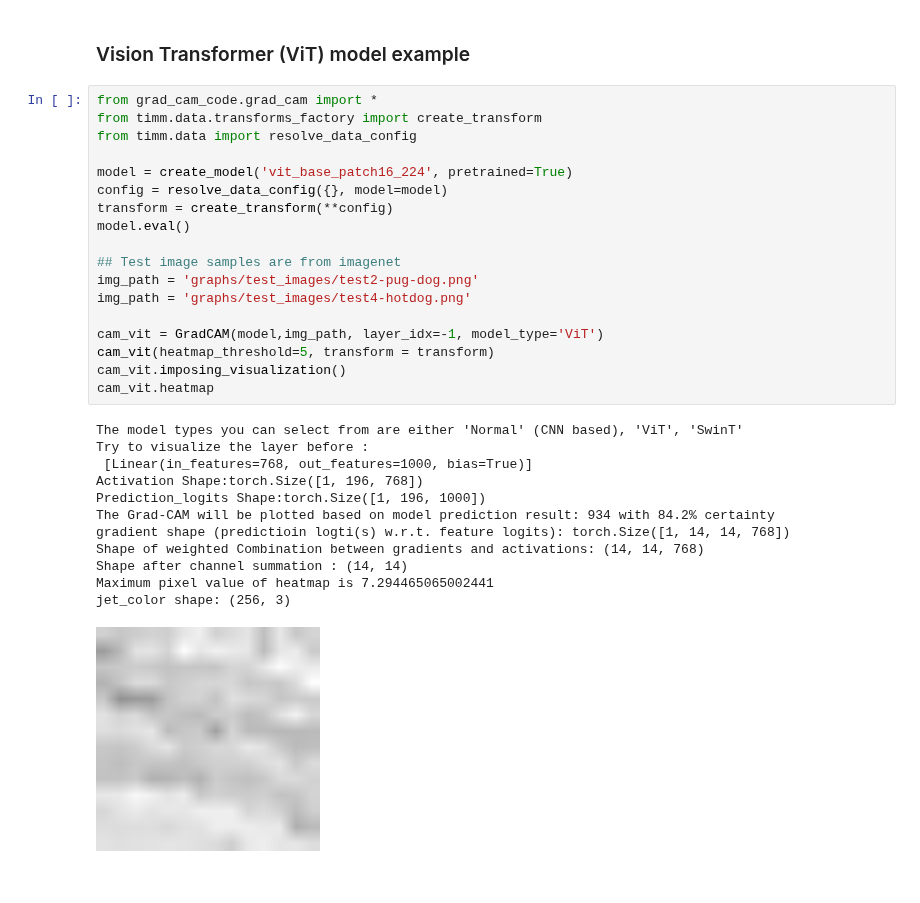
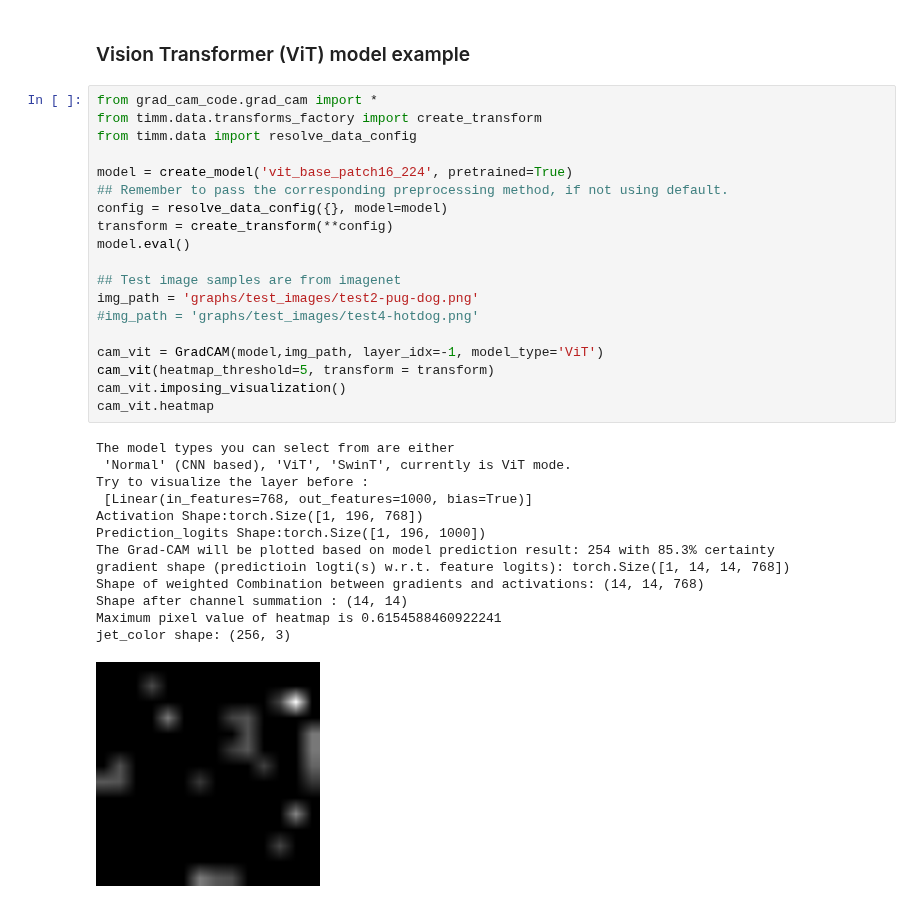
Before and after one commit to TyBruceChen/GradCAM-torch.nn.Module, a Jupyter notebook: test.ipynb, the cells around one changed output. Saved outputs shown, nothing was run; the diff lists cells and outputs as text.

```diff
--- a/test.ipynb
+++ b/test.ipynb
@@ -39,31 +40,33 @@ jet_color shape: (256, 3)
 # %%
 from grad_cam_code.grad_cam import *
 from timm.data.transforms_factory import create_transform
 from timm.data import resolve_data_config
 
 model = create_model('vit_base_patch16_224', pretrained=True)
+## Remember to pass the corresponding preprocessing method, if not using default.
 config = resolve_data_config({}, model=model)
 transform = create_transform(**config)
 model.eval()
 
 ## Test image samples are from imagenet
 img_path = 'graphs/test_images/test2-pug-dog.png'
-img_path = 'graphs/test_images/test4-hotdog.png'
+#img_path = 'graphs/test_images/test4-hotdog.png'
 
 cam_vit = GradCAM(model,img_path, layer_idx=-1, model_type='ViT')
 cam_vit(heatmap_threshold=5, transform = transform)
 cam_vit.imposing_visualization()
 cam_vit.heatmap
 # %% [output]
-The model types you can select from are either 'Normal' (CNN based), 'ViT', 'SwinT'
+The model types you can select from are either
+ 'Normal' (CNN based), 'ViT', 'SwinT', currently is ViT mode.
 Try to visualize the layer before :
  [Linear(in_features=768, out_features=1000, bias=True)]
 Activation Shape:torch.Size([1, 196, 768])
 Prediction_logits Shape:torch.Size([1, 196, 1000])
-The Grad-CAM will be plotted based on model prediction result: 934 with 84.2% certainty
+The Grad-CAM will be plotted based on model prediction result: 254 with 85.3% certainty
 gradient shape (predictioin logti(s) w.r.t. feature logits): torch.Size([1, 14, 14, 768])
 Shape of weighted Combination between gradients and activations: (14, 14, 768)
 Shape after channel summation : (14, 14)
-Maximum pixel value of heatmap is 7.294465065002441
+Maximum pixel value of heatmap is 0.6154588460922241
 jet_color shape: (256, 3)
-[figure, old version]
+[figure, new version]
```
Also changed, not shown: parts of 3 cells of this notebook, 4 other files.
